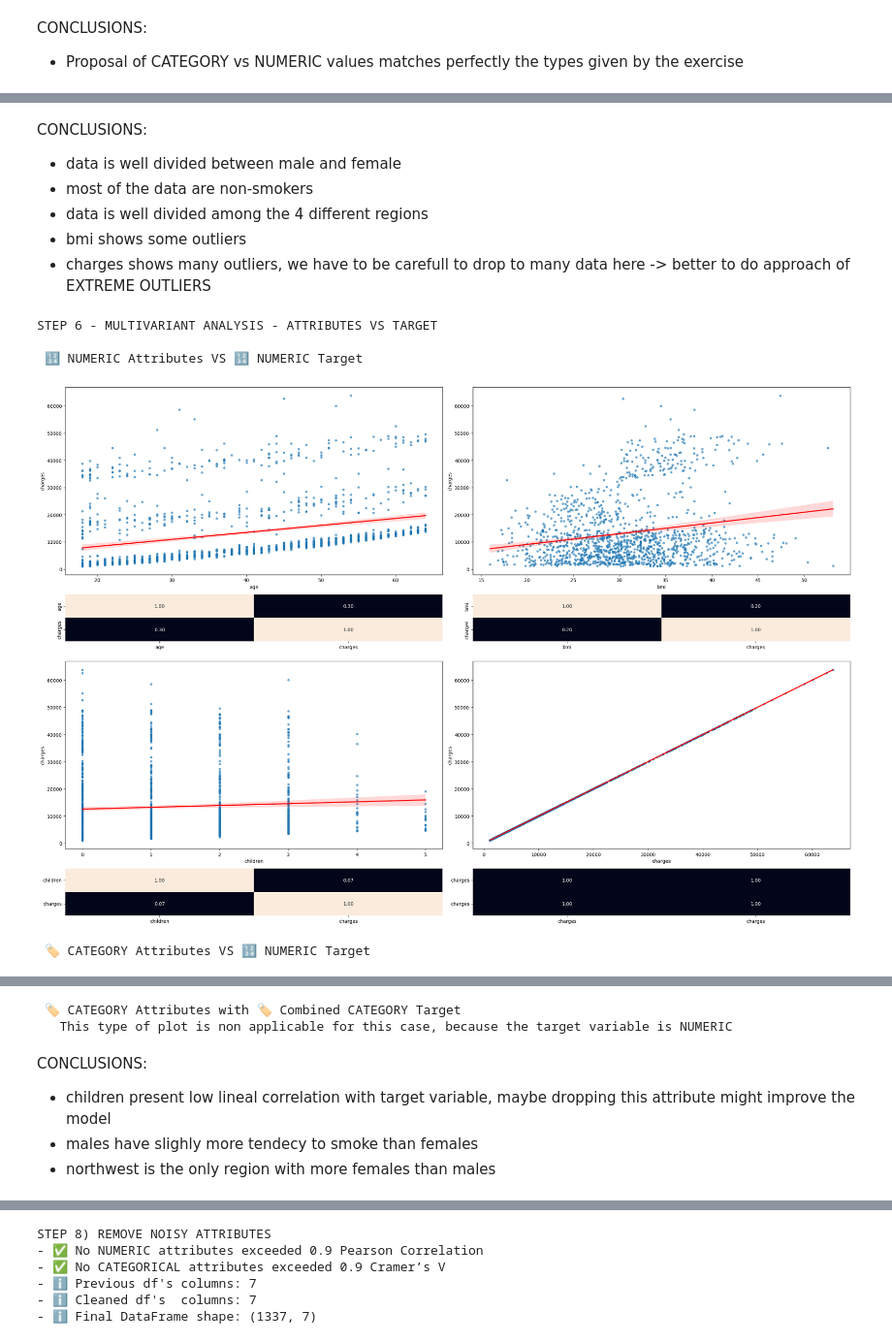
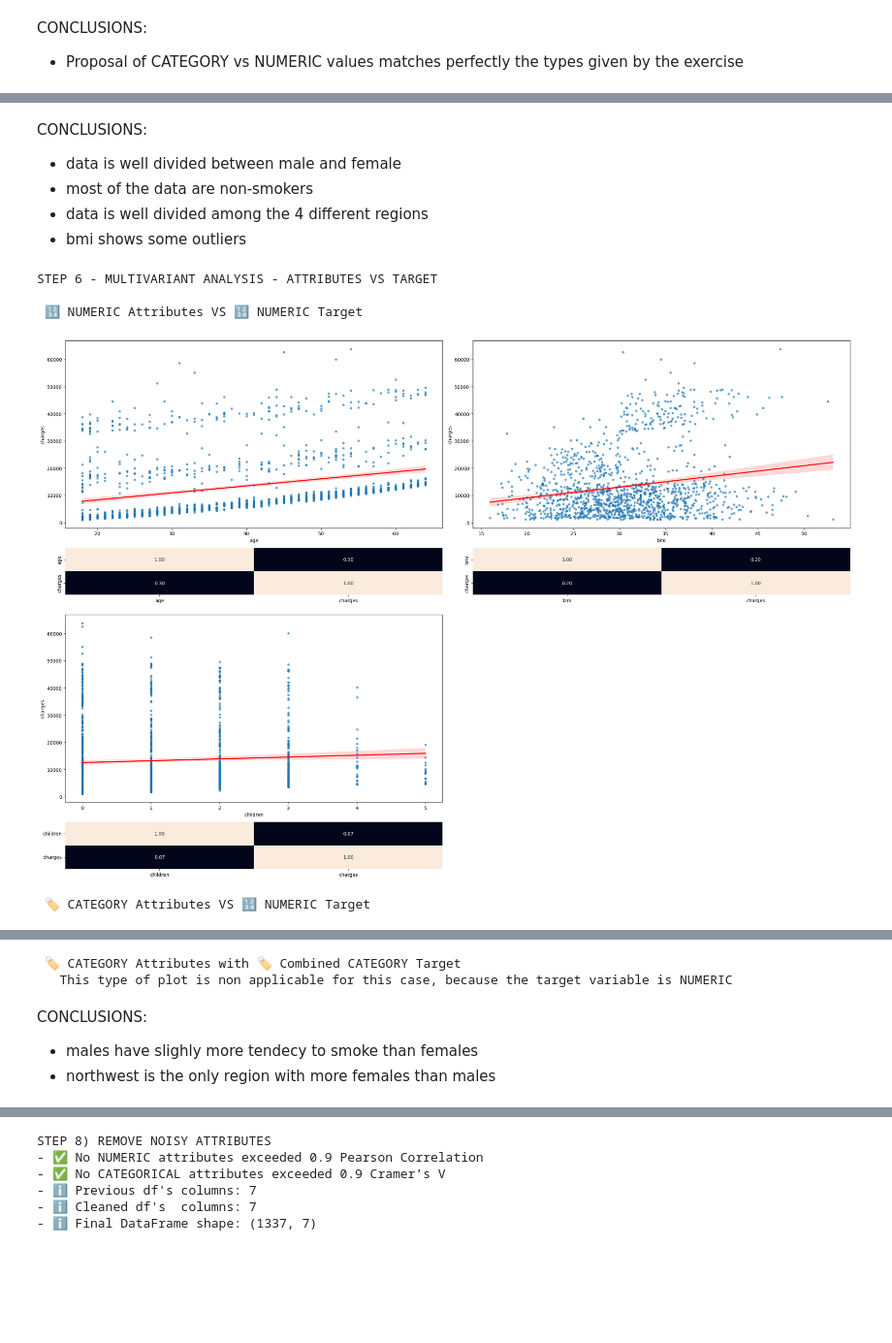
Before and after one commit to cbadil12/linear-regression-1-project, a Jupyter notebook: src/explore.ipynb, the cells around one changed output, grey strips where cells are left out. Shown at 97% size. Saved outputs shown, nothing was run; the diff lists cells and outputs as text; code cells hidden in the pictures; blank space fills up the shorter version.

Commit message:
feat: model seletion finished

```diff
--- a/src/explore.ipynb
+++ b/src/explore.ipynb
@@ -316,13 +359,14 @@ my_palette = "pastel"
 my_font_size = 15
 num_values_to_plot = 40 # Max number of different values to plot (for CATEGORY_var)
 num_bins = 100# Num of bins (for NUMERIC_var plots)
-cat_var_comb = "sex" # Combination attribute for multivariant analysis (must be a CATEGORIC attribute)
+category_combi_att = "sex" # Combination attribute for multivariant analysis (must be a CATEGORIC attribute)
+y_var_highlighting_color = "green"
 
  # Validation
-if cat_var_comb in category_var:
-    print("- ✅ Sucessfull verification: combination attribute is CATEGORIC")
-elif cat_var_comb in numeric_var:
-    raise ValueError("❌ Combination attribute for multivariant analysis must be a CATEGORY attribute!")
+if category_combi_att in category_att:
+    print("- ✅ Sucessfull verification: combination attribute " +  category_combi_att + " is CATEGORIC")
+elif category_combi_att in numeric_att:
+    raise ValueError("❌ Combination attribute " +  category_combi_att + " for multivariant analysis must be a CATEGORY attribute!")
 else:
-    raise ValueError("❌ Combination attribute does not exist in the DataFrame")
+    raise ValueError("❌ Combination attribute " +  category_combi_att + " does not exist in the DataFrame")
 # %% [output]
@@ -457,7 +529,6 @@ CONCLUSIONS:
 - most of the data are non-smokers
 - data is well divided among the 4 different regions
 - bmi shows some outliers
-- charges shows many outliers, we have to be carefull to drop to many data here -> better to do approach of EXTREME OUTLIERS
 # %%
 # -------------------------------
 # STEP 6 - MULTIVARIANT ANALYSIS - ATTRIBUTES VS TARGET
@@ -472,11 +543,11 @@ else:
 
     print("\n 🔢 NUMERIC Attributes VS 🔢 NUMERIC Target")
 
-    if y_var not in numeric_var:
+    if y_var_type == "CATEGORIC":
         print("   This type of plot is non applicable for this case, because the target variable is CATEGORIC")
     else:
         # Set plotting variables
-        var_to_plot=numeric_var # Variable type for this plot
+        var_to_plot=numeric_att # Variable type for this plot
         num_rows = math.ceil(len(var_to_plot) / num_cols) # Number of rows for the figure
 
         # Create subplots with custom height ratios
@@ -521,11 +592,11 @@ else:
 
     print("\n 🏷️ CATEGORY Attributes VS 🔢 NUMERIC Target")
 
-    if y_var not in numeric_var:
+    if y_var_type == "CATEGORIC":
         print("   This type of plot is non applicable for this case, because the target variable is CATEGORIC")
     else:
         # Set plotting variables
-        var_to_plot=category_var # Variable type for this plot
+        var_to_plot=category_att # Variable type for this plot
         num_rows = math.ceil(len(var_to_plot) / num_cols) # Number of rows for the figure
 
         # Create subplots
@@ -556,7 +627,7 @@ else:
                 data = df_S6,
                 x = col,
                 y = y_var,
-                hue = cat_var_comb,
+                hue = category_combi_att,
                 order = order)
             axes[idx].tick_params(axis='x', rotation=90, labelsize=10)
 
@@ -586,12 +657,12 @@ else:
 
     print("\n 🏷️ CATEGORY Attributes with 🏷️ Combined CATEGORY Target")
 
-    if y_var not in category_var:
+    if y_var_type == "NUMERIC":
         print("   This type of plot is non applicable for this case, because the target variable is NUMERIC")
     else:
         # Set plotting variables
         hue_order = sorted(df_S6[y_var].dropna().unique().tolist()) # Determine hue order dynamically
-        var_to_plot=category_var # Variable type for this plot
+        var_to_plot=category_att # Variable type for this plot
         num_rows = math.ceil(len(var_to_plot) / num_cols) # Number of rows for the figure
 
         # Create subplots
@@ -626,41 +697,40 @@ else:
                 order = order)
             axes[idx].tick_params(axis='x', rotation=90, labelsize=my_font_size)
 
             # Add text box if truncated
             if unique_count > num_values_to_plot:
                 msg = "There are " + str(unique_count) + " different values,\nbut only " + str(num_values_to_plot) + " have been plotted"
                 axes[idx].text(
                     x = 0.5,
                     y = 0.9,
                     s = msg,
                     transform=axes[idx].transAxes,
                     fontsize=my_font_size,
                     color='red',
                     ha='center',
                     va='top',
                     bbox=dict(facecolor='grey', alpha=0.25, edgecolor='red'))
 
             idx += 1
 
         # Turn off unused axes if there are any
         for j in range(idx, len(axes)):
             axes[j].set_visible(False)
 
         # Adjust layout and display
         plt.tight_layout()
         plt.show()
 # %% [output]
 STEP 6 - MULTIVARIANT ANALYSIS - ATTRIBUTES VS TARGET
 
  🔢 NUMERIC Attributes VS 🔢 NUMERIC Target
-[figure, old version]
+[figure, new version]
  🏷️ CATEGORY Attributes VS 🔢 NUMERIC Target
 [figure]
  🏷️ CATEGORY Attributes with 🏷️ Combined CATEGORY Target
    This type of plot is non applicable for this case, because the target variable is NUMERIC
 # %% [markdown]
 CONCLUSIONS:
-- children present low lineal correlation with target variable, maybe dropping this attribute might improve the model
 - males have slighly more tendecy to smoke than females
 - northwest is the only region with more females than males
 # %%
```
Also changed, not shown: parts of 18 cells of this notebook, 4 other files.
